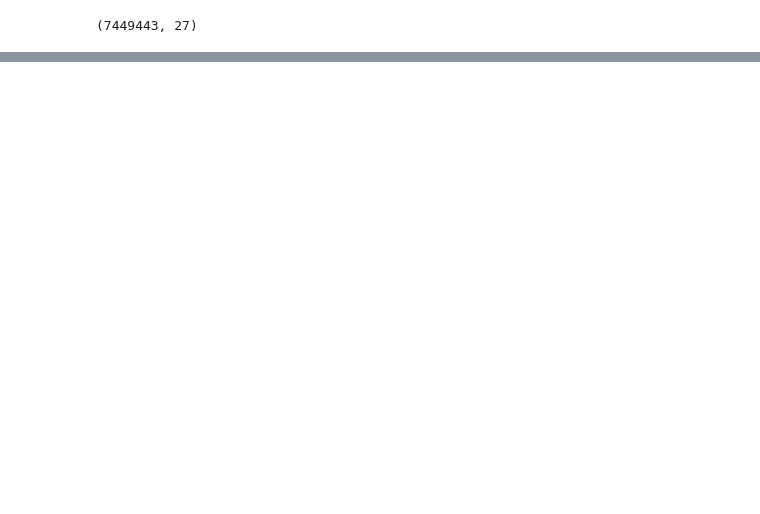
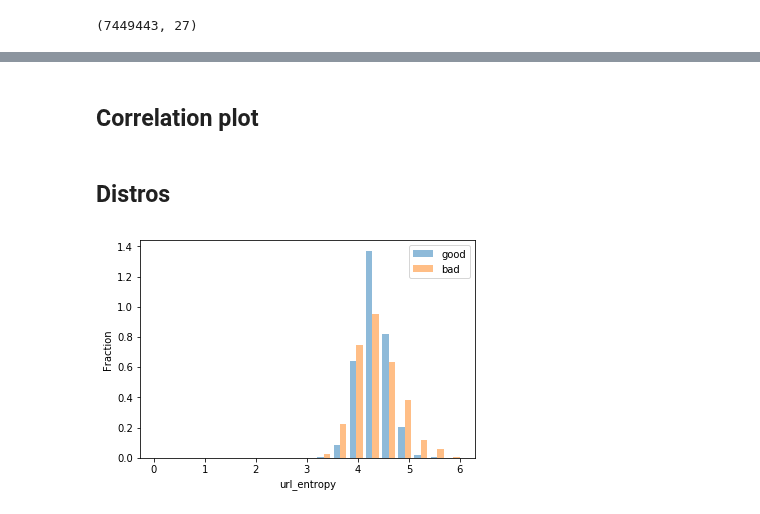
Before and after one commit to kbfreder/phishing-urls, a Jupyter notebook: notebooks/07-EDA.ipynb, the cells around one changed output, grey strips where cells are left out. Saved outputs shown, nothing was run; the diff lists cells and outputs as text; code cells hidden in the pictures; blank space fills up the shorter version.

```diff
--- a/notebooks/07-EDA.ipynb
+++ b/notebooks/07-EDA.ipynb
@@ -19,0 +70,2 @@ df.head()
+# %% [markdown]
+## Correlation plot
@@ -19,0 +76,16 @@ df.head()
+# %% [markdown]
+## Distros
+# %%
+def plot_hist_overlay(col, n_bins=20):
+    val_min = df[col].min()
+    val_max = df[col].max()
+
+    bins = np.linspace(val_min, val_max, n_bins)
+    plt.hist([good_df[col], bad_df[col]], bins, density=True, label=['good', 'bad'], alpha=0.5)
+    plt.legend()
+    plt.xlabel(col)
+    plt.ylabel('Fraction');
+# %%
+plot_hist_overlay('url_entropy')
+# %% [output]
+[figure, added]
```
Also changed, not shown: parts of 88 cells of this notebook, 22 other files.
